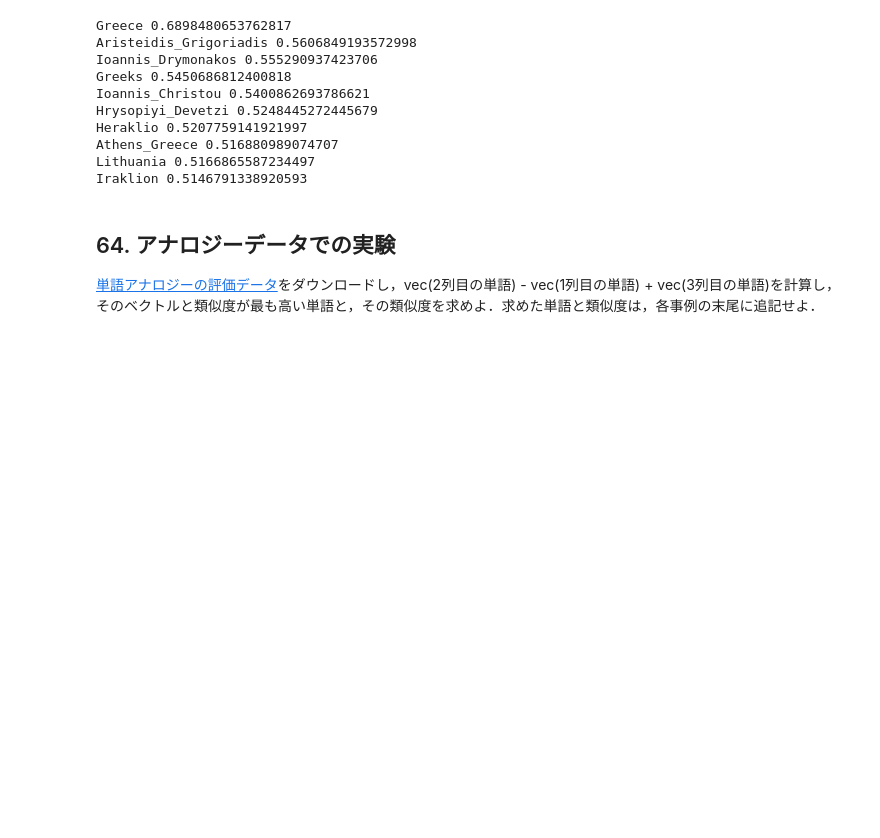
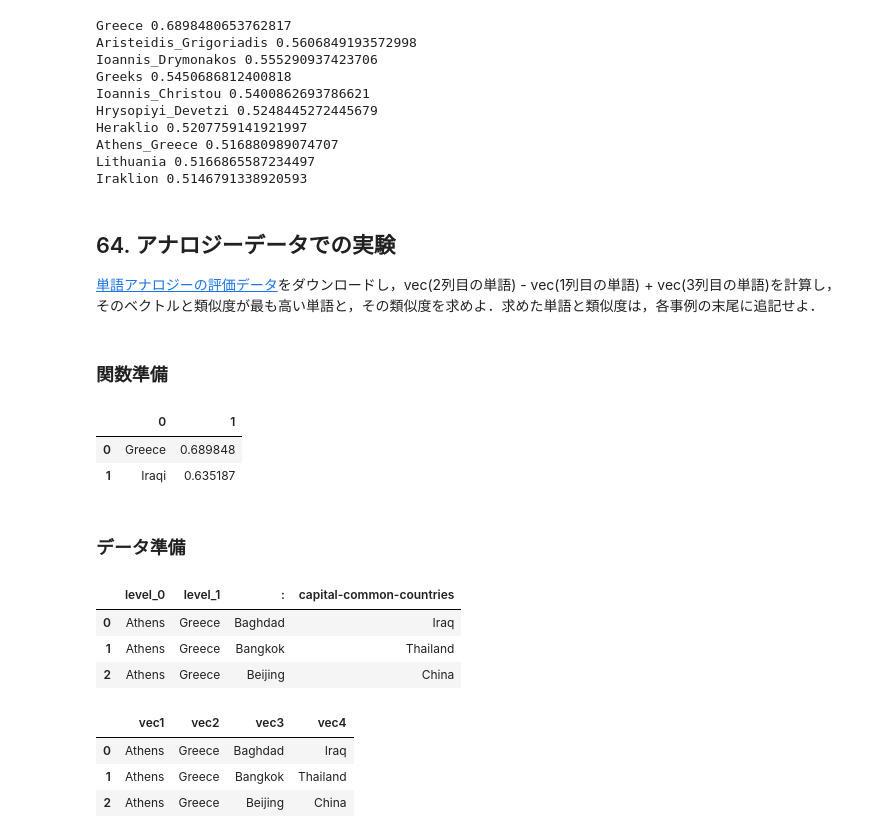
Before and after one commit to Kazuya-Minakuchi/natural_language_processing_100_knocks, a Jupyter notebook: notebooks/07_word_vector.ipynb, the cells around one changed output. Drawn from its saved outputs; the diff is of its cells as text; code cells hidden in the pictures; blank space fills up the shorter version.

```diff
--- a/notebooks/07_word_vector.ipynb
+++ b/notebooks/07_word_vector.ipynb
@@ -106,3 +108,49 @@ Iraklion 0.5146791338920593
 # %% [markdown]
 ## 64. アナロジーデータでの実験
 [単語アナロジーの評価データ](http://download.tensorflow.org/data/questions-words.txt)をダウンロードし，vec(2列目の単語) - vec(1列目の単語) + vec(3列目の単語)を計算し，そのベクトルと類似度が最も高い単語と，その類似度を求めよ．求めた単語と類似度は，各事例の末尾に追記せよ．
+# %% [markdown]
+### 関数準備
+# %%
+# vec2 - vec1 + vec3
+def two_pos_one_neg(row):
+    return wv_from_bin.most_similar(positive=[row['vec2'], row['vec3']], negative=[row['vec1']])[0]
+
+pd.DataFrame([
+    {
+        'vec1': 'Madrid',
+        'vec2': 'Spain',
+        'vec3': 'Athens',
+    },
+    {
+        'vec1': 'Athens',
+        'vec2': 'Greece',
+        'vec3': 'Baghdad',
+    },
+]).apply(two_pos_one_neg, axis=1, result_type='expand')
+# %% [output]
+|  | 0 | 1 |
+| 0 | Greece | 0.689848 |
+| 1 | Iraqi | 0.635187 |
+# %% [markdown]
+### データ準備
+# %%
+# 読み込み
+df = (
+    pd.read_table('http://download.tensorflow.org/data/questions-words.txt', sep=' ')
+    .reset_index()
+)
+df.head(3)
+# %% [output]
+|  | level_0 | level_1 | : | capital-common-countries |
+| 0 | Athens | Greece | Baghdad | Iraq |
+| 1 | Athens | Greece | Bangkok | Thailand |
+| 2 | Athens | Greece | Beijing | China |
+# %%
+# 列名変更
+df.columns = ['vec1', 'vec2', 'vec3', 'vec4']
+df.head(3)
+# %% [output]
+|  | vec1 | vec2 | vec3 | vec4 |
+| 0 | Athens | Greece | Baghdad | Iraq |
+| 1 | Athens | Greece | Bangkok | Thailand |
+| 2 | Athens | Greece | Beijing | China |
```
Also changed, not shown: parts of 19 cells of this notebook.
